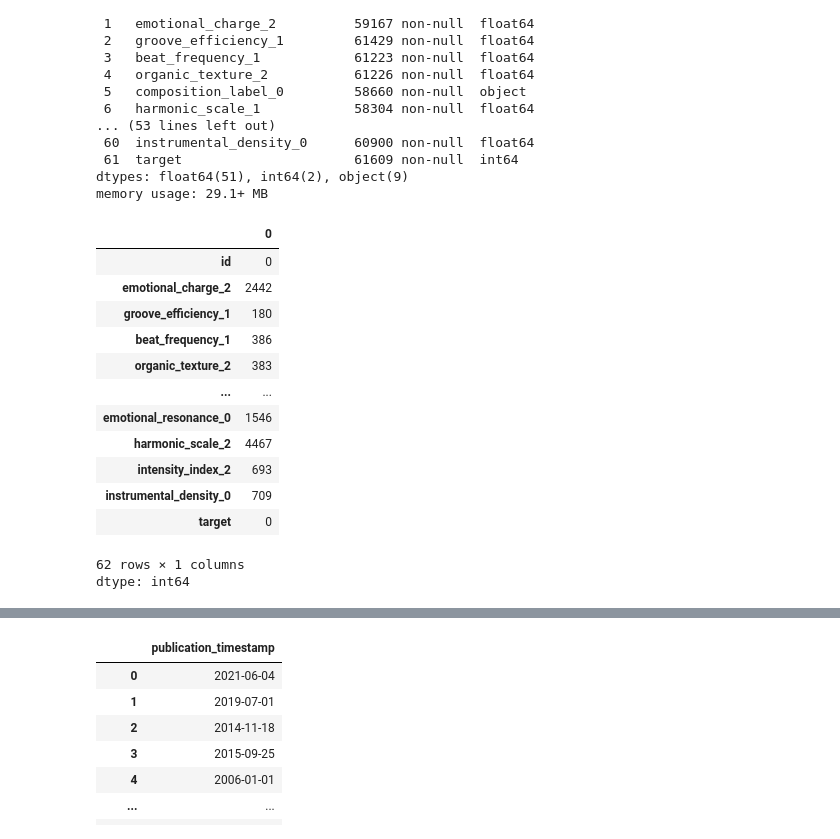
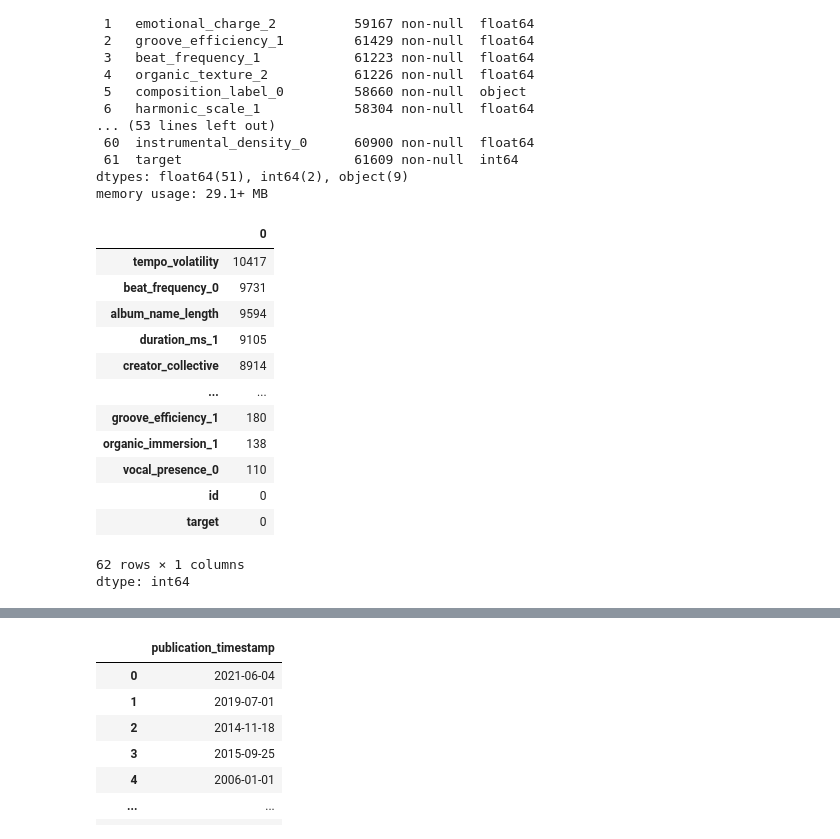
Before and after one commit to Kalana-Lakshan/ML-Self-Learning, a Jupyter notebook: ML_practice_4.ipynb, the cells around one changed output, grey strips where cells are left out. Drawn from its saved outputs; the diff is of its cells as text; code cells hidden in the pictures.

```diff
--- a/ML_practice_4.ipynb
+++ b/ML_practice_4.ipynb
@@ -50,19 +50,19 @@ Data columns (total 62 columns):
 dtypes: float64(51), int64(2), object(9)
 memory usage: 29.1+ MB
 # %%
-train_data.isnull().sum()
+train_data.isnull().sum().sort_values(ascending = False)
 # %% [output]
 |  | 0 |
+| tempo_volatility | 10417 |
+| beat_frequency_0 | 9731 |
+| album_name_length | 9594 |
+| duration_ms_1 | 9105 |
+| creator_collective | 8914 |
+| ... | ... |
+| groove_efficiency_1 | 180 |
+| organic_immersion_1 | 138 |
+| vocal_presence_0 | 110 |
 | id | 0 |
-| emotional_charge_2 | 2442 |
-| groove_efficiency_1 | 180 |
-| beat_frequency_1 | 386 |
-| organic_texture_2 | 383 |
-| ... | ... |
-| emotional_resonance_0 | 1546 |
-| harmonic_scale_2 | 4467 |
-| intensity_index_2 | 693 |
-| instrumental_density_0 | 709 |
 | target | 0 |
 62 rows × 1 columns
 dtype: int64
```
Also changed, not shown: parts of 19 cells of this notebook.
